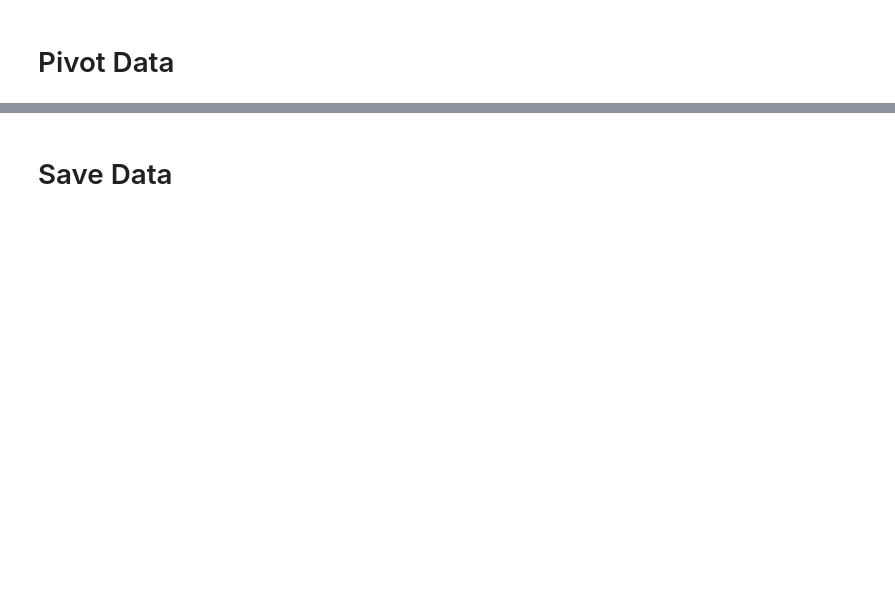
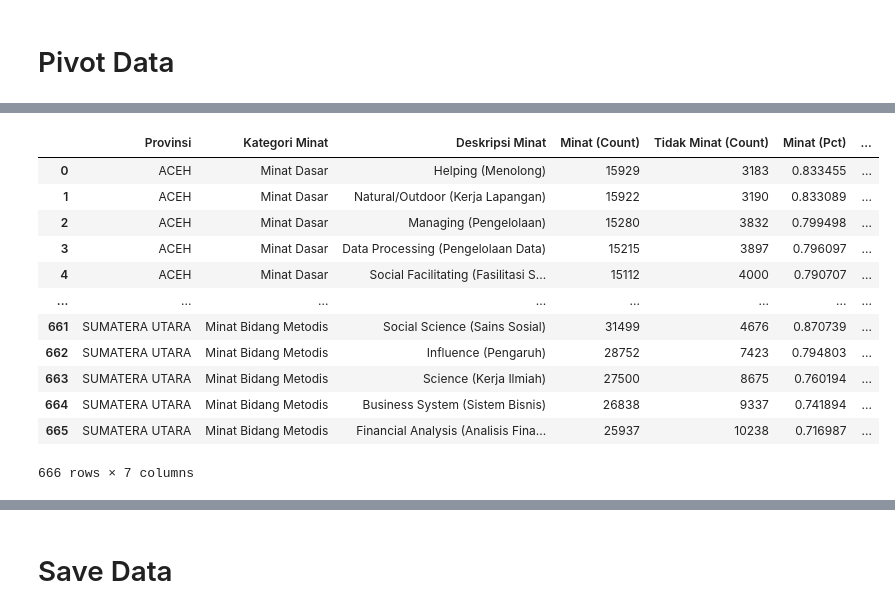
Before and after one commit to darren7753/Talent-and-Interest-Assessment, a Jupyter notebook: Calculation.ipynb, the cells around one changed output, grey strips where cells are left out. Drawn from its saved outputs; the diff is of its cells as text; code cells hidden in the pictures; blank space fills up the shorter version.

```diff
--- a/Calculation.ipynb
+++ b/Calculation.ipynb
@@ -220 +318,28 @@ df_pivoted_cleaned
+# %%
+df_pivoted_cleaned = df_pivoted.copy()
+df_pivoted_cleaned = df_pivoted_cleaned.reset_index()
+df_pivoted_cleaned.columns = ["_".join(map(str, col)).strip() if isinstance(col, tuple) else col for col in df_pivoted_cleaned.columns]
+df_pivoted_cleaned.columns = ["Provinsi", "Kategori Minat", "Deskripsi Minat", "Minat (Count)", "Tidak Minat (Count)"]
+df_pivoted_cleaned = df_pivoted_cleaned.sort_values(
+    by=["Provinsi", "Kategori Minat", "Minat (Count)"],
+    ascending=[True, False, False],
+    ignore_index=True
+)
+df_pivoted_cleaned["Minat (Pct)"] = df_pivoted_cleaned["Minat (Count)"] / (df_pivoted_cleaned["Minat (Count)"] + df_pivoted_cleaned["Tidak Minat (Count)"])
+df_pivoted_cleaned["Tidak Minat (Pct)"] = 1 - df_pivoted_cleaned["Minat (Pct)"]
+df_pivoted_cleaned
+# %% [output]
+|  | Provinsi | Kategori Minat | Deskripsi Minat | Minat (Count) | Tidak Minat (Count) | Minat (Pct) | ... |
+| 0 | ACEH | Minat Dasar | Helping (Menolong) | 15929 | 3183 | 0.833455 | ... |
+| 1 | ACEH | Minat Dasar | Natural/Outdoor (Kerja Lapangan) | 15922 | 3190 | 0.833089 | ... |
+| 2 | ACEH | Minat Dasar | Managing (Pengelolaan) | 15280 | 3832 | 0.799498 | ... |
+| 3 | ACEH | Minat Dasar | Data Processing (Pengelolaan Data) | 15215 | 3897 | 0.796097 | ... |
+| 4 | ACEH | Minat Dasar | Social Facilitating (Fasilitasi S... | 15112 | 4000 | 0.790707 | ... |
+| ... | ... | ... | ... | ... | ... | ... | ... |
+| 661 | SUMATERA UTARA | Minat Bidang Metodis | Social Science (Sains Sosial) | 31499 | 4676 | 0.870739 | ... |
+| 662 | SUMATERA UTARA | Minat Bidang Metodis | Influence (Pengaruh) | 28752 | 7423 | 0.794803 | ... |
+| 663 | SUMATERA UTARA | Minat Bidang Metodis | Science (Kerja Ilmiah) | 27500 | 8675 | 0.760194 | ... |
+| 664 | SUMATERA UTARA | Minat Bidang Metodis | Business System (Sistem Bisnis) | 26838 | 9337 | 0.741894 | ... |
+| 665 | SUMATERA UTARA | Minat Bidang Metodis | Financial Analysis (Analisis Fina... | 25937 | 10238 | 0.716987 | ... |
+666 rows × 7 columns
 # %%
```
Also changed, not shown: parts of 10 cells of this notebook, 1 other file.
